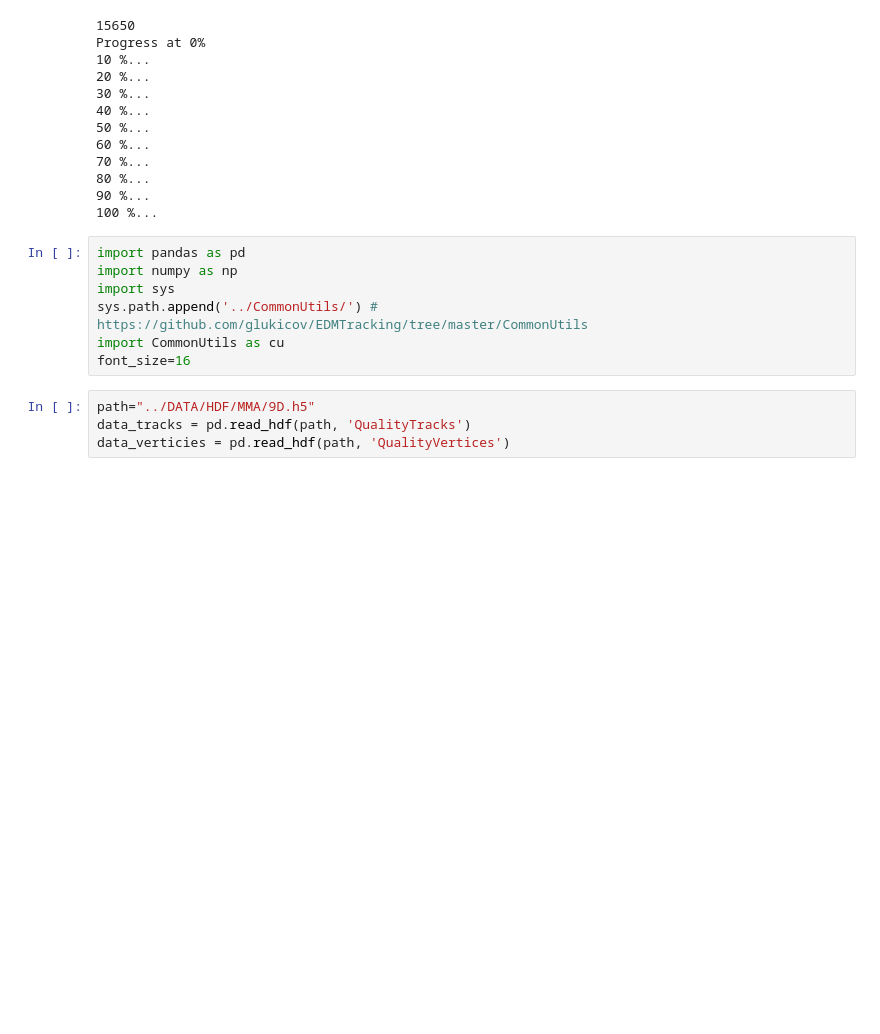
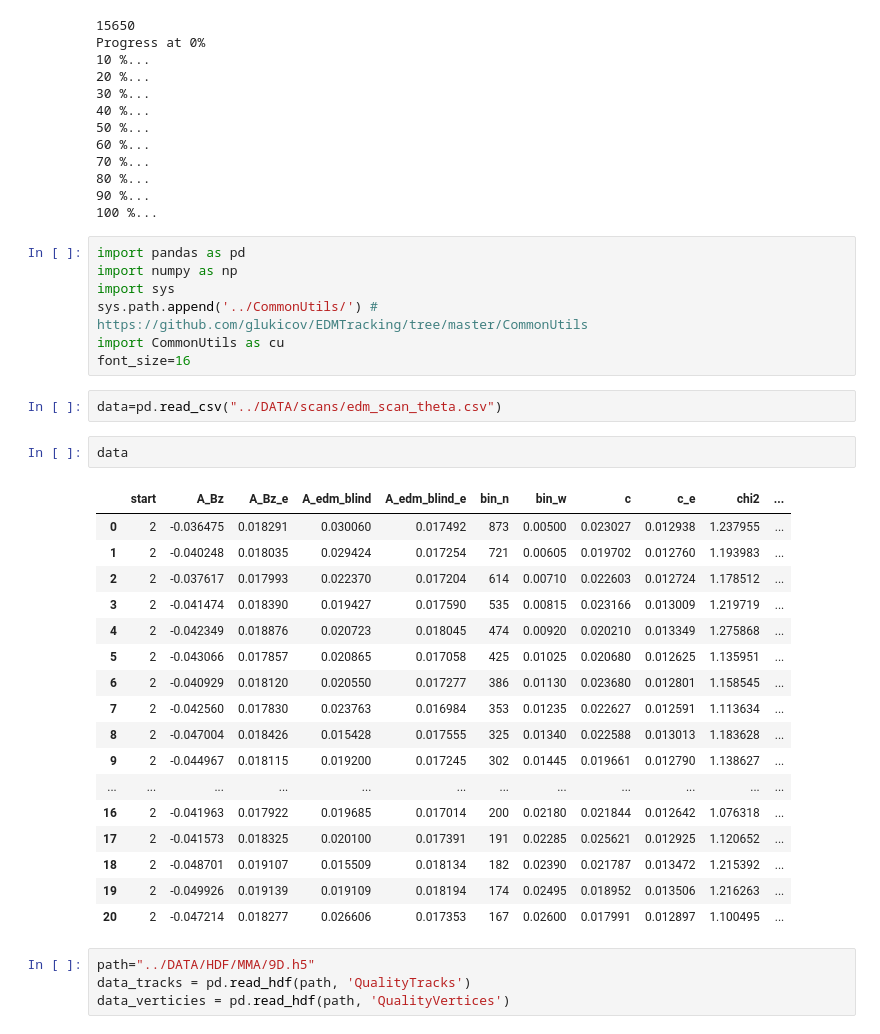
Before and after one commit to glukicov/EDMTracking, a Jupyter notebook: JupyterNB/Misc.ipynb, the cells around one changed output. Cells and saved outputs as stored; diff of their text form; blank space fills up the shorter version.

Commit message:
EDM with data

```diff
--- a/JupyterNB/Misc.ipynb
+++ b/JupyterNB/Misc.ipynb
@@ -31,6 +31,28 @@ import sys
 sys.path.append('../CommonUtils/') # https://github.com/glukicov/EDMTracking/tree/master/CommonUtils
 import CommonUtils as cu
 font_size=16
+# %%
+data=pd.read_csv("../DATA/scans/edm_scan_theta.csv")
+# %%
+data
+# %% [output]
+|  | start | A_Bz | A_Bz_e | A_edm_blind | A_edm_blind_e | bin_n | bin_w | c | c_e | chi2 | ... |
+| 0 | 2 | -0.036475 | 0.018291 | 0.030060 | 0.017492 | 873 | 0.00500 | 0.023027 | 0.012938 | 1.237955 | ... |
+| 1 | 2 | -0.040248 | 0.018035 | 0.029424 | 0.017254 | 721 | 0.00605 | 0.019702 | 0.012760 | 1.193983 | ... |
+| 2 | 2 | -0.037617 | 0.017993 | 0.022370 | 0.017204 | 614 | 0.00710 | 0.022603 | 0.012724 | 1.178512 | ... |
+| 3 | 2 | -0.041474 | 0.018390 | 0.019427 | 0.017590 | 535 | 0.00815 | 0.023166 | 0.013009 | 1.219719 | ... |
+| 4 | 2 | -0.042349 | 0.018876 | 0.020723 | 0.018045 | 474 | 0.00920 | 0.020210 | 0.013349 | 1.275868 | ... |
+| 5 | 2 | -0.043066 | 0.017857 | 0.020865 | 0.017058 | 425 | 0.01025 | 0.020680 | 0.012625 | 1.135951 | ... |
+| 6 | 2 | -0.040929 | 0.018120 | 0.020550 | 0.017277 | 386 | 0.01130 | 0.023680 | 0.012801 | 1.158545 | ... |
+| 7 | 2 | -0.042560 | 0.017830 | 0.023763 | 0.016984 | 353 | 0.01235 | 0.022627 | 0.012591 | 1.113634 | ... |
+| 8 | 2 | -0.047004 | 0.018426 | 0.015428 | 0.017555 | 325 | 0.01340 | 0.022588 | 0.013013 | 1.183628 | ... |
+| 9 | 2 | -0.044967 | 0.018115 | 0.019200 | 0.017245 | 302 | 0.01445 | 0.019661 | 0.012790 | 1.138627 | ... |
+| ... | ... | ... | ... | ... | ... | ... | ... | ... | ... | ... | ... |
+| 16 | 2 | -0.041963 | 0.017922 | 0.019685 | 0.017014 | 200 | 0.02180 | 0.021844 | 0.012642 | 1.076318 | ... |
+| 17 | 2 | -0.041573 | 0.018325 | 0.020100 | 0.017391 | 191 | 0.02285 | 0.025621 | 0.012925 | 1.120652 | ... |
+| 18 | 2 | -0.048701 | 0.019107 | 0.015509 | 0.018134 | 182 | 0.02390 | 0.021787 | 0.013472 | 1.215392 | ... |
+| 19 | 2 | -0.049926 | 0.019139 | 0.019109 | 0.018194 | 174 | 0.02495 | 0.018952 | 0.013506 | 1.216263 | ... |
+| 20 | 2 | -0.047214 | 0.018277 | 0.026606 | 0.017353 | 167 | 0.02600 | 0.017991 | 0.012897 | 1.100495 | ... |
 # %%
 path="../DATA/HDF/MMA/9D.h5"
 data_tracks = pd.read_hdf(path, 'QualityTracks')
```
Also changed, not shown: 2 other files.
